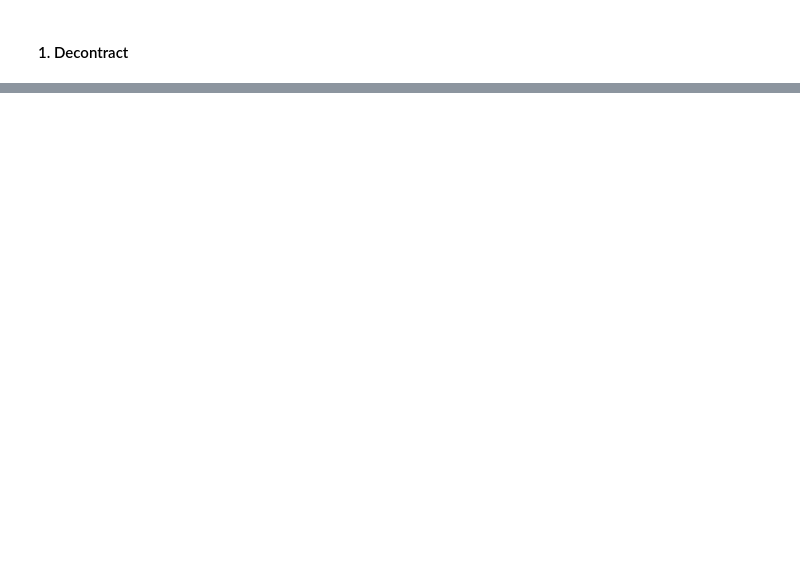
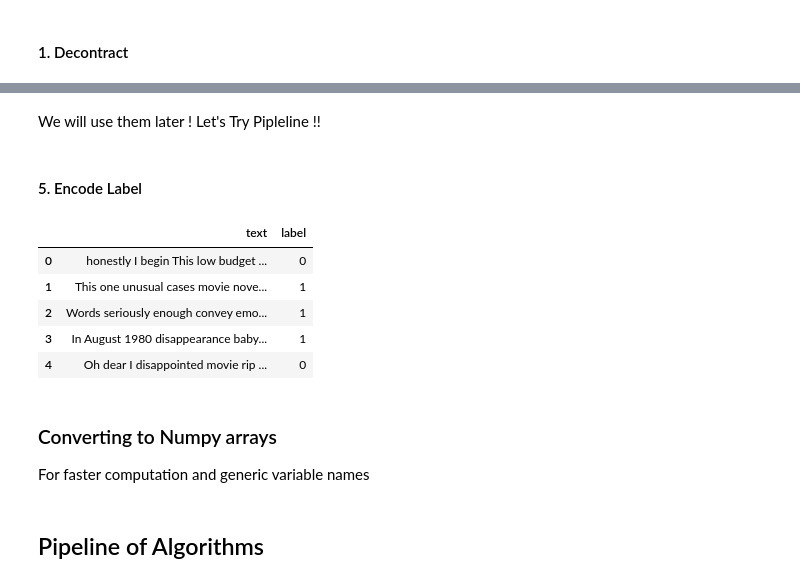
Before and after one commit to shivammehta007/-Workshop-Introduction-to-Web-Development, a Jupyter notebook: Comparison_of_NLP_Models_IMDB_classification.ipynb, the cells around one changed output, grey strips where cells are left out. Drawn from its saved outputs; the diff is of its cells as text; code cells hidden in the pictures; blank space fills up the shorter version.

```diff
--- a/Comparison_of_NLP_Models_IMDB_classification.ipynb
+++ b/Comparison_of_NLP_Models_IMDB_classification.ipynb
@@ -170,0 +196,4 @@ from Sklearn.feature_extraction.text import:
+# %% [markdown]
+We will use them later ! Let's Try Pipleline !!
+# %% [markdown]
+#### 5. Encode Label
@@ -170,0 +206,12 @@ from Sklearn.feature_extraction.text import:
+# %%
+train_df.head()
+# %% [output]
+|  | text | label |
+| 0 | honestly I begin This low budget ... | 0 |
+| 1 | This one unusual cases movie nove... | 1 |
+| 2 | Words seriously enough convey emo... | 1 |
+| 3 | In August 1980 disappearance baby... | 1 |
+| 4 | Oh dear I disappointed movie rip ... | 0 |
+# %% [markdown]
+### Converting to Numpy arrays
+For faster computation and generic variable names
@@ -170,0 +224,2 @@ from Sklearn.feature_extraction.text import:
+# %% [markdown]
+## Pipeline of Algorithms
```
Also changed, not shown: parts of 32 cells of this notebook.
